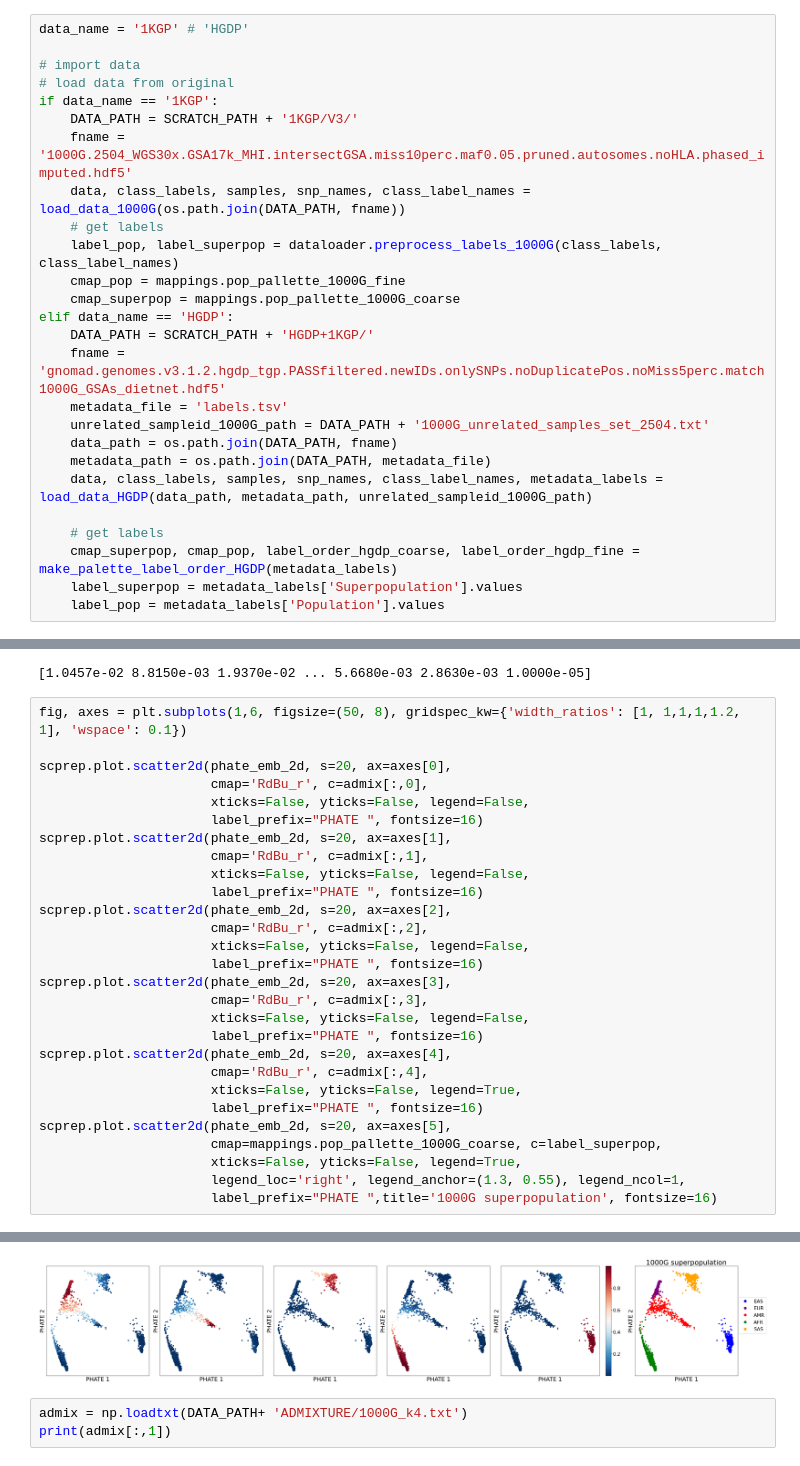
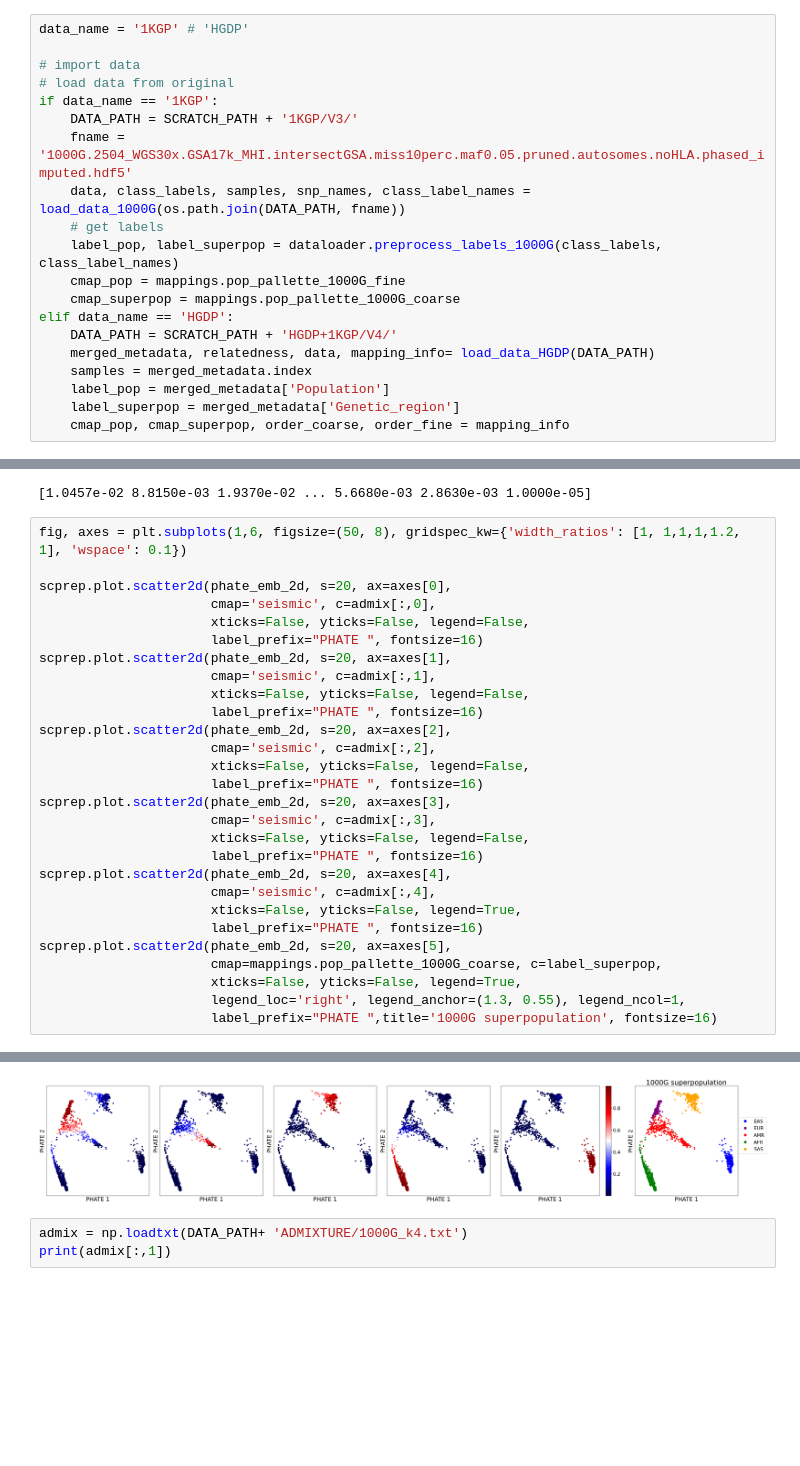
Before and after one commit to latent-reasoning-works/manylatents, a Jupyter notebook: notebooks/1000G&HGDP_AAnet.ipynb, the cells around one changed output, grey strips where cells are left out. Drawn from its saved outputs; the diff is of its cells as text; blank space fills up the shorter version.

```diff
--- a/notebooks/1000G&HGDP_AAnet.ipynb
+++ b/notebooks/1000G&HGDP_AAnet.ipynb
@@ -52,18 +51,12 @@ if data_name == '1KGP':
     cmap_pop = mappings.pop_pallette_1000G_fine
     cmap_superpop = mappings.pop_pallette_1000G_coarse
 elif data_name == 'HGDP':
-    DATA_PATH = SCRATCH_PATH + 'HGDP+1KGP/'
-    fname = 'gnomad.genomes.v3.1.2.hgdp_tgp.PASSfiltered.newIDs.onlySNPs.noDuplicatePos.noMiss5perc.match1000G_GSAs_dietnet.hdf5'
-    metadata_file = 'labels.tsv'
-    unrelated_sampleid_1000G_path = DATA_PATH + '1000G_unrelated_samples_set_2504.txt'
-    data_path = os.path.join(DATA_PATH, fname)
-    metadata_path = os.path.join(DATA_PATH, metadata_file)
-    data, class_labels, samples, snp_names, class_label_names, metadata_labels = load_data_HGDP(data_path, metadata_path, unrelated_sampleid_1000G_path)
-
-    # get labels
-    cmap_superpop, cmap_pop, label_order_hgdp_coarse, label_order_hgdp_fine = make_palette_label_order_HGDP(metadata_labels)
-    label_superpop = metadata_labels['Superpopulation'].values
-    label_pop = metadata_labels['Population'].values
+    DATA_PATH = SCRATCH_PATH + 'HGDP+1KGP/V4/'
+    merged_metadata, relatedness, data, mapping_info= load_data_HGDP(DATA_PATH)
+    samples = merged_metadata.index
+    label_pop = merged_metadata['Population']
+    label_superpop = merged_metadata['Genetic_region']
+    cmap_pop, cmap_superpop, order_coarse, order_fine = mapping_info
 # %% [markdown]
 # 100D AE + PHATE
 # %%
@@ -161,34 +154,34 @@ print(admix[:,1])
 # %%
 fig, axes = plt.subplots(1,6, figsize=(50, 8), gridspec_kw={'width_ratios': [1, 1,1,1,1.2, 1], 'wspace': 0.1})
 
 scprep.plot.scatter2d(phate_emb_2d, s=20, ax=axes[0],
-                      cmap='RdBu_r', c=admix[:,0],
+                      cmap='seismic', c=admix[:,0],
                       xticks=False, yticks=False, legend=False,
                       label_prefix="PHATE ", fontsize=16)
 scprep.plot.scatter2d(phate_emb_2d, s=20, ax=axes[1],
-                      cmap='RdBu_r', c=admix[:,1],
+                      cmap='seismic', c=admix[:,1],
                       xticks=False, yticks=False, legend=False,
                       label_prefix="PHATE ", fontsize=16)
 scprep.plot.scatter2d(phate_emb_2d, s=20, ax=axes[2],
-                      cmap='RdBu_r', c=admix[:,2],
+                      cmap='seismic', c=admix[:,2],
                       xticks=False, yticks=False, legend=False,
                       label_prefix="PHATE ", fontsize=16)
 scprep.plot.scatter2d(phate_emb_2d, s=20, ax=axes[3],
-                      cmap='RdBu_r', c=admix[:,3],
+                      cmap='seismic', c=admix[:,3],
                       xticks=False, yticks=False, legend=False,
                       label_prefix="PHATE ", fontsize=16)
 scprep.plot.scatter2d(phate_emb_2d, s=20, ax=axes[4],
-                      cmap='RdBu_r', c=admix[:,4],
+                      cmap='seismic', c=admix[:,4],
                       xticks=False, yticks=False, legend=True,
                       label_prefix="PHATE ", fontsize=16)
 scprep.plot.scatter2d(phate_emb_2d, s=20, ax=axes[5],
                       cmap=mappings.pop_pallette_1000G_coarse, c=label_superpop,
                       xticks=False, yticks=False, legend=True,
                       legend_loc='right', legend_anchor=(1.3, 0.55), legend_ncol=1,
                       label_prefix="PHATE ",title='1000G superpopulation', fontsize=16)
 # %% [output]
 <Axes: title={'center': '1000G superpopulation'}, xlabel='PHATE 1', ylabel='PHATE 2'>
-[figure, old version]
+[figure, new version]
 # %%
 admix = np.loadtxt(DATA_PATH+ 'ADMIXTURE/1000G_k4.txt')
 print(admix[:,1])
```
Also changed, not shown: parts of 2 cells of this notebook, 2 other files.
